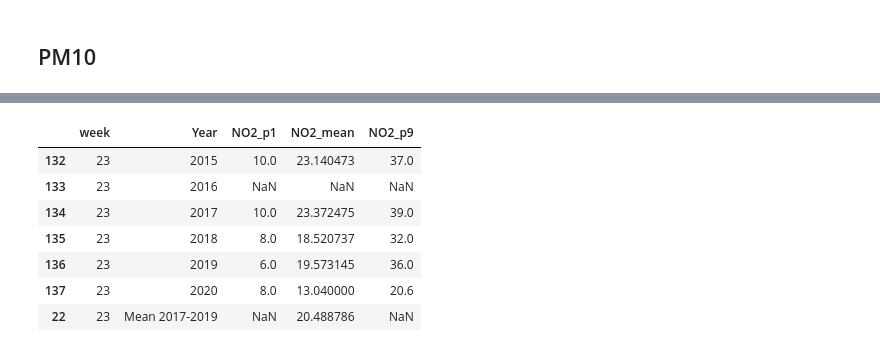
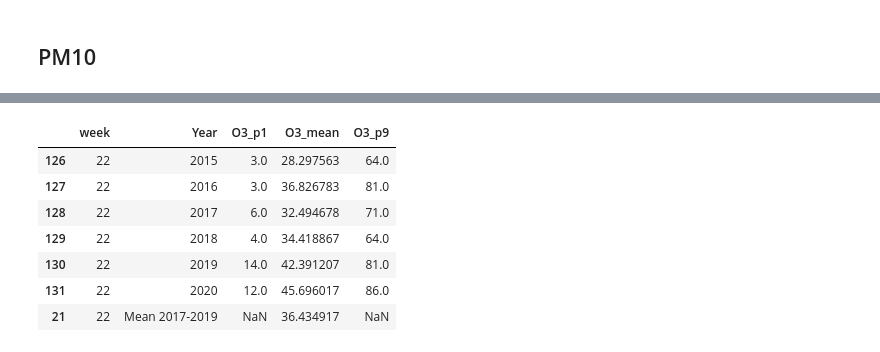
Before and after one commit to DanielBustillos/pollution_COVID_CDMX, a Jupyter notebook: plots_comparation_levels.ipynb, the cells around one changed output, grey strips where cells are left out. Drawn from its saved outputs; the diff is of its cells as text; code cells hidden in the pictures.

```diff
--- a/plots_comparation_levels.ipynb
+++ b/plots_comparation_levels.ipynb
@@ -219,14 +219,14 @@ plot(contaminante='PM10', df=df_pm10, title='PM10', ylabel='PM10 (µg/m3)')
-# %%
-df_NO2[df_NO2['week']==23]
-# %% [output]
-|  | week | Year | NO2_p1 | NO2_mean | NO2_p9 |
-| 132 | 23 | 2015 | 10.0 | 23.140473 | 37.0 |
-| 133 | 23 | 2016 | NaN | NaN | NaN |
-| 134 | 23 | 2017 | 10.0 | 23.372475 | 39.0 |
-| 135 | 23 | 2018 | 8.0 | 18.520737 | 32.0 |
-| 136 | 23 | 2019 | 6.0 | 19.573145 | 36.0 |
-| 137 | 23 | 2020 | 8.0 | 13.040000 | 20.6 |
-| 22 | 23 | Mean 2017-2019 | NaN | 20.488786 | NaN |
+# %%
+df_O3[df_O3['week']==22]
+# %% [output]
+|  | week | Year | O3_p1 | O3_mean | O3_p9 |
+| 126 | 22 | 2015 | 3.0 | 28.297563 | 64.0 |
+| 127 | 22 | 2016 | 3.0 | 36.826783 | 81.0 |
+| 128 | 22 | 2017 | 6.0 | 32.494678 | 71.0 |
+| 129 | 22 | 2018 | 4.0 | 34.418867 | 64.0 |
+| 130 | 22 | 2019 | 14.0 | 42.391207 | 81.0 |
+| 131 | 22 | 2020 | 12.0 | 45.696017 | 86.0 |
+| 21 | 22 | Mean 2017-2019 | NaN | 36.434917 | NaN |
 # %%
 plot(contaminante='PM2.5', df=df_pm25, title='PM2.5', ylabel='PM2.5 (µg/m3)')
 # %% [output]
```
Also changed, not shown: parts of 6 cells of this notebook, 8 other files.
